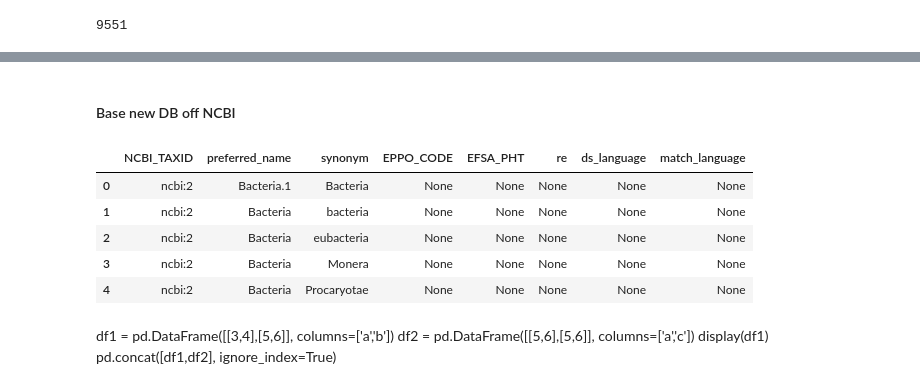
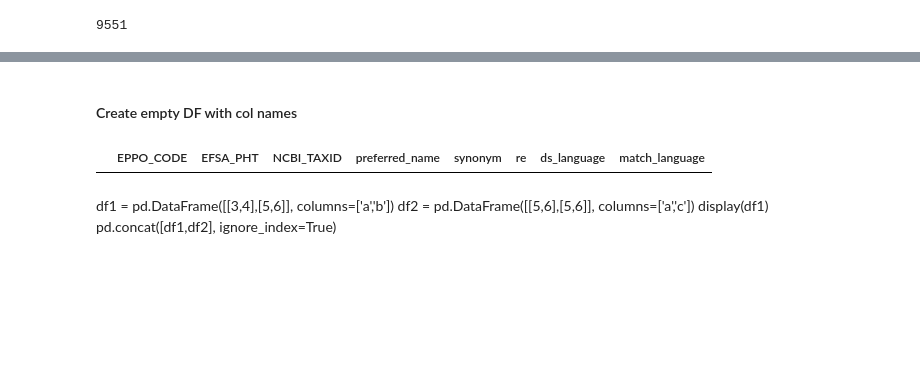
Before and after one commit to e-lubrini/quarantine-organisms-kr-nlp, a Jupyter notebook: lexical_resources/for_annotation/main.ipynb, the cells around one changed output, grey strips where cells are left out. Saved outputs shown, nothing was run; the diff lists cells and outputs as text; code cells hidden in the pictures; blank space fills up the shorter version.

```diff
--- a/lexical_resources/for_annotation/main.ipynb
+++ b/lexical_resources/for_annotation/main.ipynb
@@ -227,23 +191,13 @@ concat_df.head()
 | 2 | LIBEAF | 'Candidatus Liberibacter africanus' | virescence des agrumes | fr | NaN | NaN | NaN | NaN |
 | 3 | LIBEAF | 'Candidatus Liberibacter africanus' | enverdecimiento de los cítricos | es | NaN | NaN | NaN | NaN |
 | 4 | LIBEAM | 'Candidatus Liberibacter americanus' | Brazilian citrus greening | en | NaN | NaN | NaN | NaN |
-# %% [markdown]
-#### Base new DB off NCBI
-# %%
-base_db = prep_dbs['ncbi']
-
-structured_db = base_db.copy()
-for col_name in anno_gloss_column_names:
-    if col_name not in structured_db.columns:
-        structured_db[col_name] = [None]*len(structured_db) # create empty column with desired col name
-display(structured_db.head())
-# %% [output]
-|  | NCBI_TAXID | preferred_name | synonym | EPPO_CODE | EFSA_PHT | re | ds_language | match_language |
-| 0 | ncbi:2 | Bacteria.1 | Bacteria | None | None | None | None | None |
-| 1 | ncbi:2 | Bacteria | bacteria | None | None | None | None | None |
-| 2 | ncbi:2 | Bacteria | eubacteria | None | None | None | None | None |
-| 3 | ncbi:2 | Bacteria | Monera | None | None | None | None | None |
-| 4 | ncbi:2 | Bacteria | Procaryotae | None | None | None | None | None |
+# %% [markdown]
+#### Create empty DF with col names
+# %%
+structured_db = pd.DataFrame(columns=anno_gloss_column_names)
+display(structured_db)
+# %% [output]
+|  | EPPO_CODE | EFSA_PHT | NCBI_TAXID | preferred_name | synonym | re | ds_language | match_language |
 # %% [markdown]
 df1 = pd.DataFrame([[3,4],[5,6]], columns=['a','b'])
 df2 = pd.DataFrame([[5,6],[5,6]], columns=['a','c'])
```
Also changed, not shown: parts of 12 cells of this notebook.
